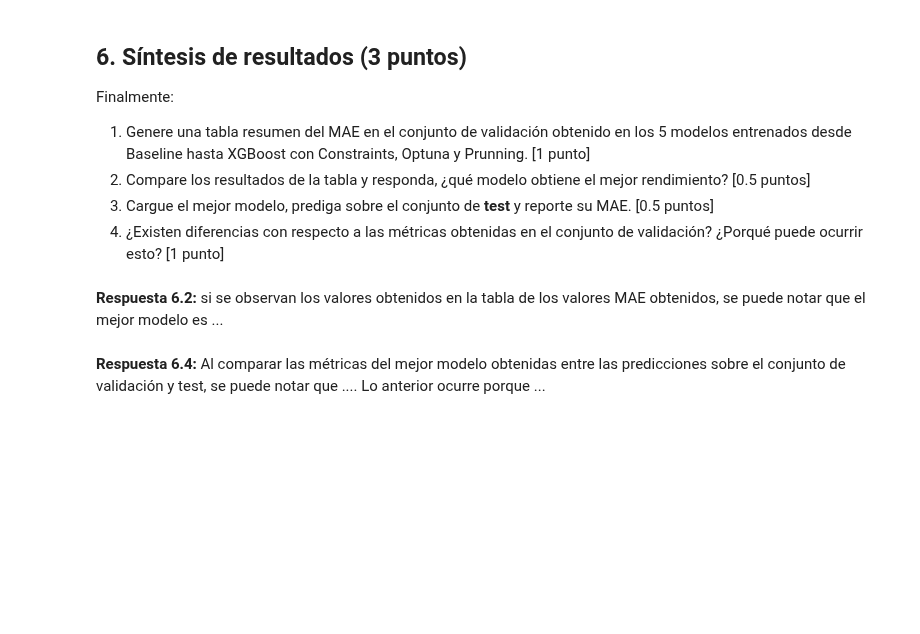
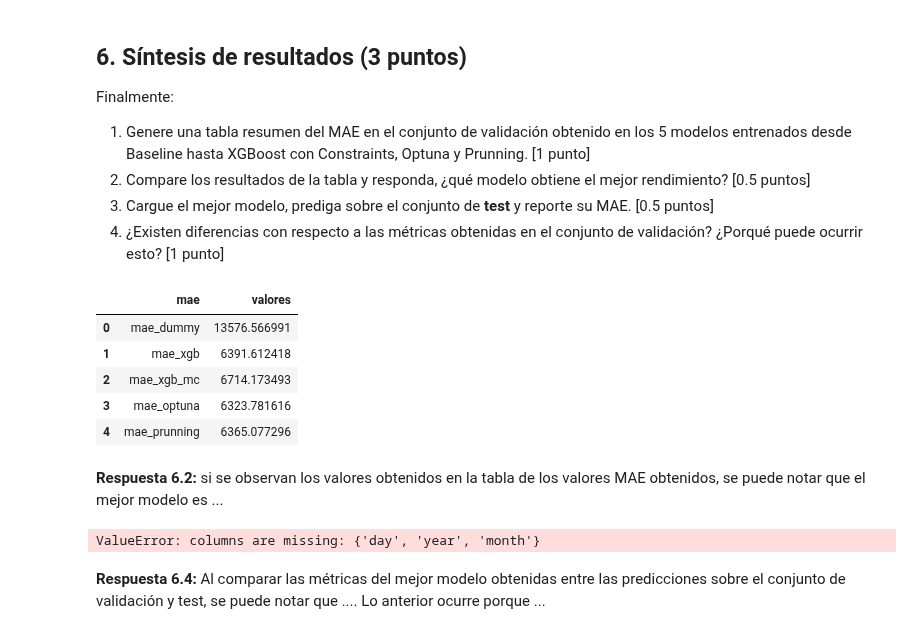
Before and after one commit to ignacio3645/MDS7202, a Jupyter notebook: Laboratorio_6/Lab6_enunciado.ipynb, the cells around one changed output. Cells and saved outputs as stored; diff of their text form; code cells hidden in the pictures; blank space fills up the shorter version.

```diff
--- a/Laboratorio_6/Lab6_enunciado.ipynb
+++ b/Laboratorio_6/Lab6_enunciado.ipynb
@@ -587,5 +584,6 @@ def objective(trial):
 
     return mae
 # %%
-study = optuna.create_study(direction="minimize",sampler=sampler)
-study.optimize(objective, timeout=300, show_progress_bar=True)
+# Ahora los resultados con pruning
+study_p = optuna.create_study(direction="minimize",sampler=sampler)
+study_p.optimize(objective, timeout=300, show_progress_bar=True)
@@ -614,7 +654,7 @@ Comente sus resultados:
 from optuna.visualization import plot_optimization_history
 
 # Grafico de historial de optimizacion
-plot_optimization_history(study)
+plot_optimization_history(study_p)
 # %%
 from optuna.visualization import plot_parallel_coordinate
 
@@ -643,22 +683,31 @@ Finalmente:
 # %%
 # Se genera una tabla resumen de mae
 mae_optuna = study.best_value
-mae_prunning = ...
+mae_prunning = study_p.best_value
 tabla = {'mae': ['mae_dummy', 'mae_xgb', 'mae_xgb_mc', 'mae_optuna', 'mae_prunning'],
          'valores': [mae_dummy, mae_xgb, mae_xgb_mc, mae_optuna, mae_prunning]
 }
 
 tabla = pd.DataFrame(tabla)
+tabla
+# %% [output]
+|  | mae | valores |
+| 0 | mae_dummy | 13576.566991 |
+| 1 | mae_xgb | 6391.612418 |
+| 2 | mae_xgb_mc | 6714.173493 |
+| 3 | mae_optuna | 6323.781616 |
+| 4 | mae_prunning | 6365.077296 |
 # %% [markdown]
 **Respuesta 6.2:** si se observan los valores obtenidos en la tabla de los valores MAE obtenidos, se puede notar que el mejor modelo es ...
 # %%
 # Se predice sobre el conjunto test para el mejor modelo
-mejor_modelo = ...
+y_pred_bm= model_xgb_optuna.predict(X_test) #y_pred_best_model
+
 # Se obtiene el MAE
-y_pred_bm= mejor_modelo.predict(X_test) #y_pred_best_model
-
 mae_bm = mean_absolute_error(y_test, y_pred_bm)
 print('Valor de mean absolute error de XGBRegressor:', mae_bm)
+# %% [output]
+ValueError: columns are missing: {'day', 'year', 'month'}
 # %% [markdown]
 **Respuesta 6.4:** Al comparar las métricas del mejor modelo obtenidas entre las predicciones sobre el conjunto de validación y test, se puede notar que .... Lo anterior ocurre porque ...
 # %% [markdown]
```
Also changed, not shown: parts of 8 cells of this notebook, 7 other files.
